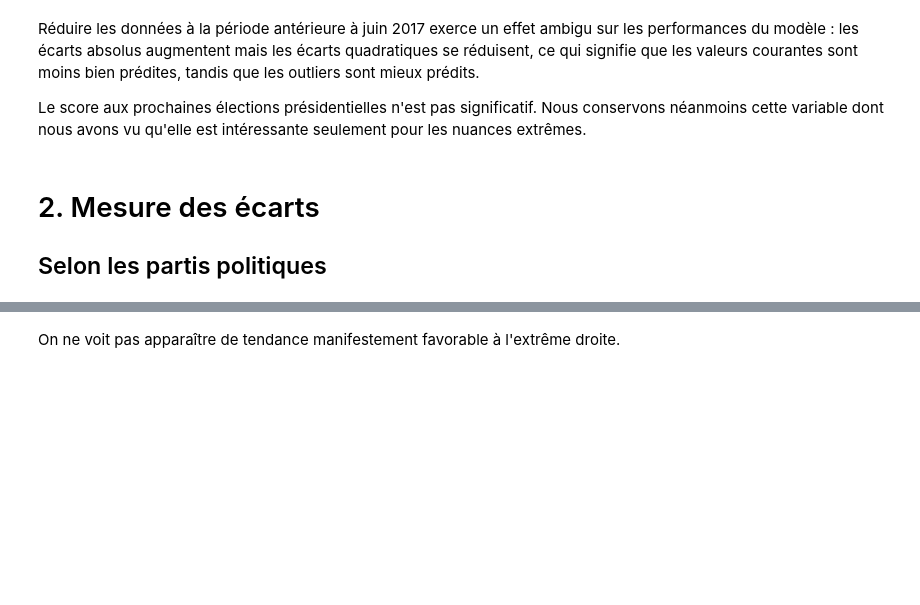
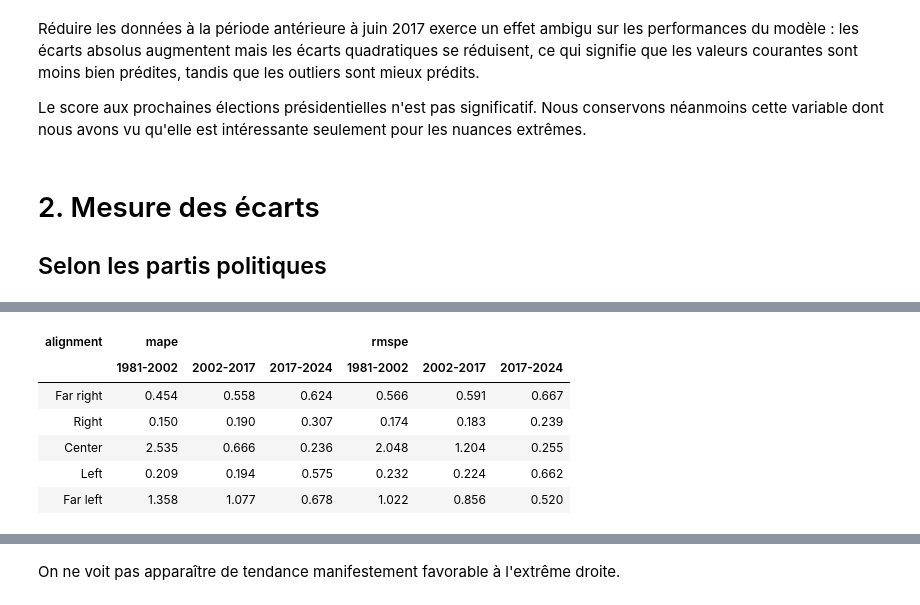
Before and after one commit to MaelDieudonne/ENSAE-Y3-Internship, a Jupyter notebook: model_2.ipynb, the cells around one changed output, grey strips where cells are left out. Drawn from its saved outputs; the diff is of its cells as text; code cells hidden in the pictures; blank space fills up the shorter version.

```diff
--- a/model_2.ipynb
+++ b/model_2.ipynb
@@ -165,0 +134,4 @@ print(f"RMSPE: {rmspe:.5f}")
+# %%
+outcome = "quotes_share"
+regressor = ["na_share", "pres_votes_share"]
+regressors = ["leg_votes_share", "na_share", "pres_votes_share", "government"]
@@ -192,3 +291,36 @@ pd.DataFrame(summary).style.hide(axis=0)
+# %%
+nuances_order = ["Far right", "Right", "Center", "Left", "Far left"]
+
+summary_list = []
+
+for period, alignment_dict in models.items():
+    for alignment, model_info in alignment_dict.items():
+        summary_list.append({
+            "period": period,
+            "alignment": alignment,
+            "mape": model_info["mape"],
+            "rmspe": model_info["rmspe"]
+        })
+
+summary = pd.DataFrame(summary_list)
+summary["alignment"] = pd.Categorical(summary["alignment"], categories=nuances_order, ordered=True)
+summary = summary.pivot_table(index="alignment",
+                                      columns="period",
+                                      values=["mape", "rmspe"],
+                                      observed=False)
+summary = summary.reset_index()
+summary.columns.names = [None, None]
+
+format_cols = summary.columns[1:]
+summary.style.hide(axis="index").format({col: "{:.3f}" for col in format_cols})
+# %% [output]
+| alignment | mape |  |  | rmspe |  |  |
+|  | 1981-2002 | 2002-2017 | 2017-2024 | 1981-2002 | 2002-2017 | 2017-2024 |
+| Far right | 0.454 | 0.558 | 0.624 | 0.566 | 0.591 | 0.667 |
+| Right | 0.150 | 0.190 | 0.307 | 0.174 | 0.183 | 0.239 |
+| Center | 2.535 | 0.666 | 0.236 | 2.048 | 1.204 | 0.255 |
+| Left | 0.209 | 0.194 | 0.575 | 0.232 | 0.224 | 0.662 |
+| Far left | 1.358 | 1.077 | 0.678 | 1.022 | 0.856 | 0.520 |
 # %%
 plot_data = model_data_no_journal.copy()
 plot_data['month'] = plot_data['month'].dt.to_timestamp()
```
Also changed, not shown: parts of 25 cells of this notebook, 8 other files.
